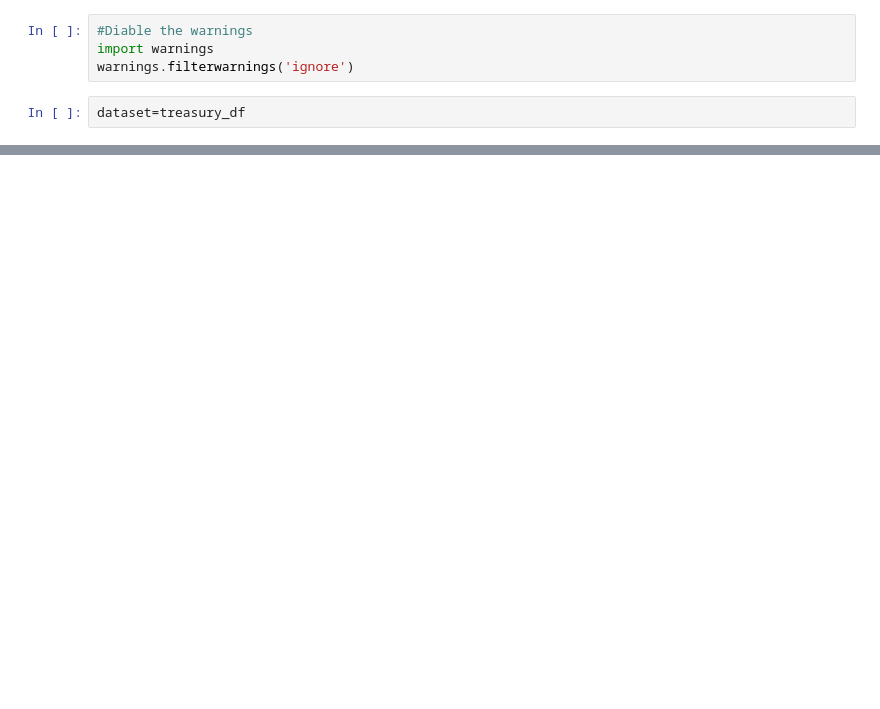
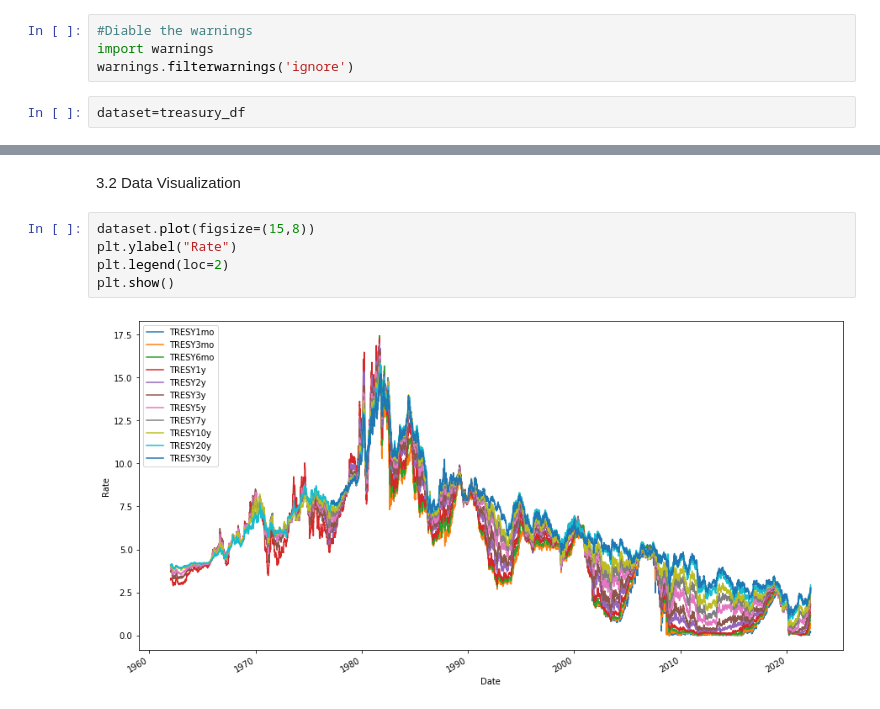
Before and after one commit to askhab2022/ML-Repo, a Jupyter notebook: fin-ml/Unclasster.ipynb, the cells around one changed output, grey strips where cells are left out. Saved outputs shown, nothing was run; the diff lists cells and outputs as text; blank space fills up the shorter version.

```diff
--- a/fin-ml/Unclasster.ipynb
+++ b/fin-ml/Unclasster.ipynb
@@ -86,0 +111,9 @@ dataset=treasury_df
+# %% [markdown]
+3.2 Data Visualization
+# %%
+dataset.plot(figsize=(15,8))
+plt.ylabel("Rate")
+plt.legend(loc=2)
+plt.show()
+# %% [output]
+[figure, added]
```
Also changed, not shown: parts of 22 cells of this notebook.
